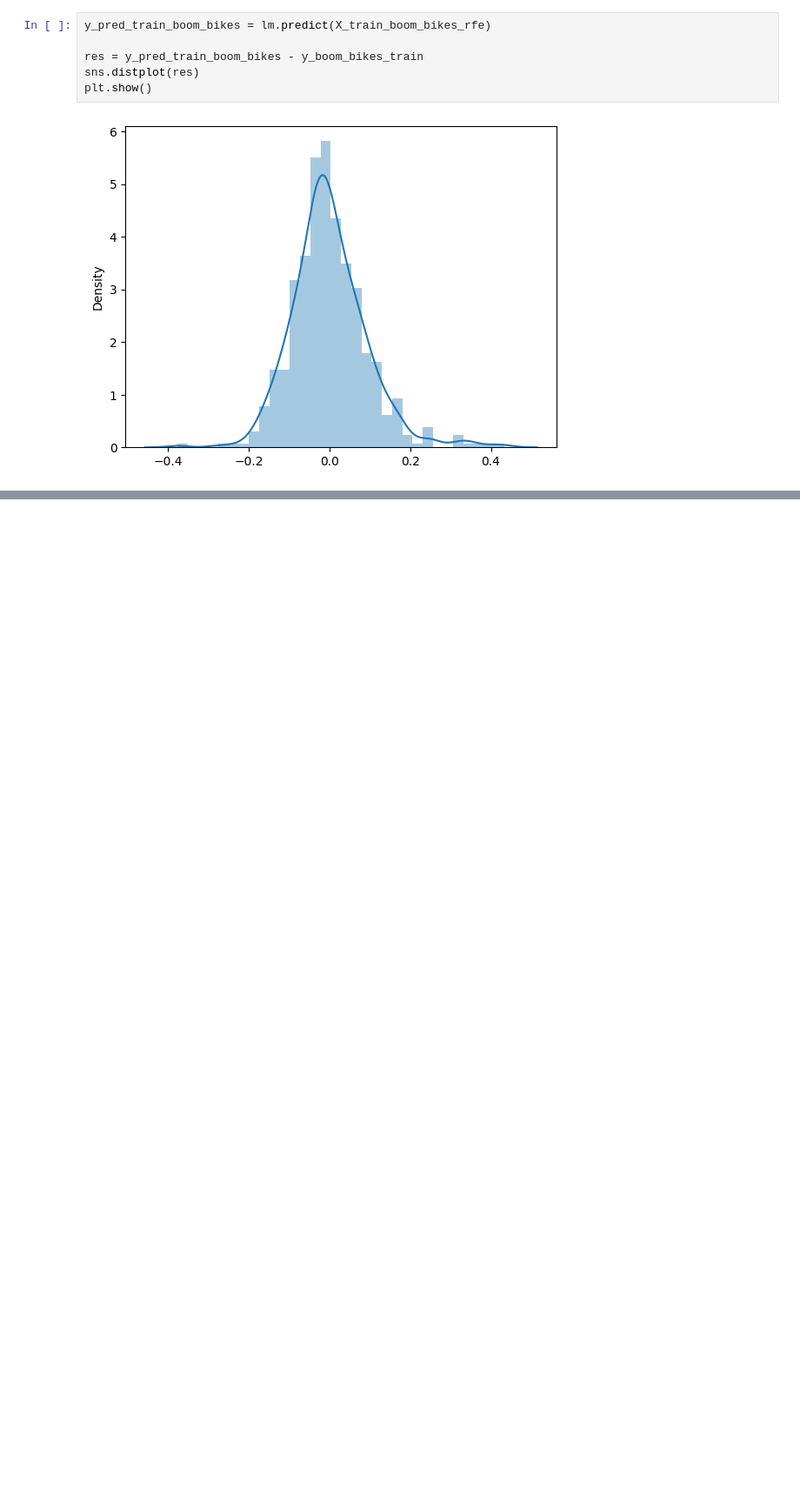
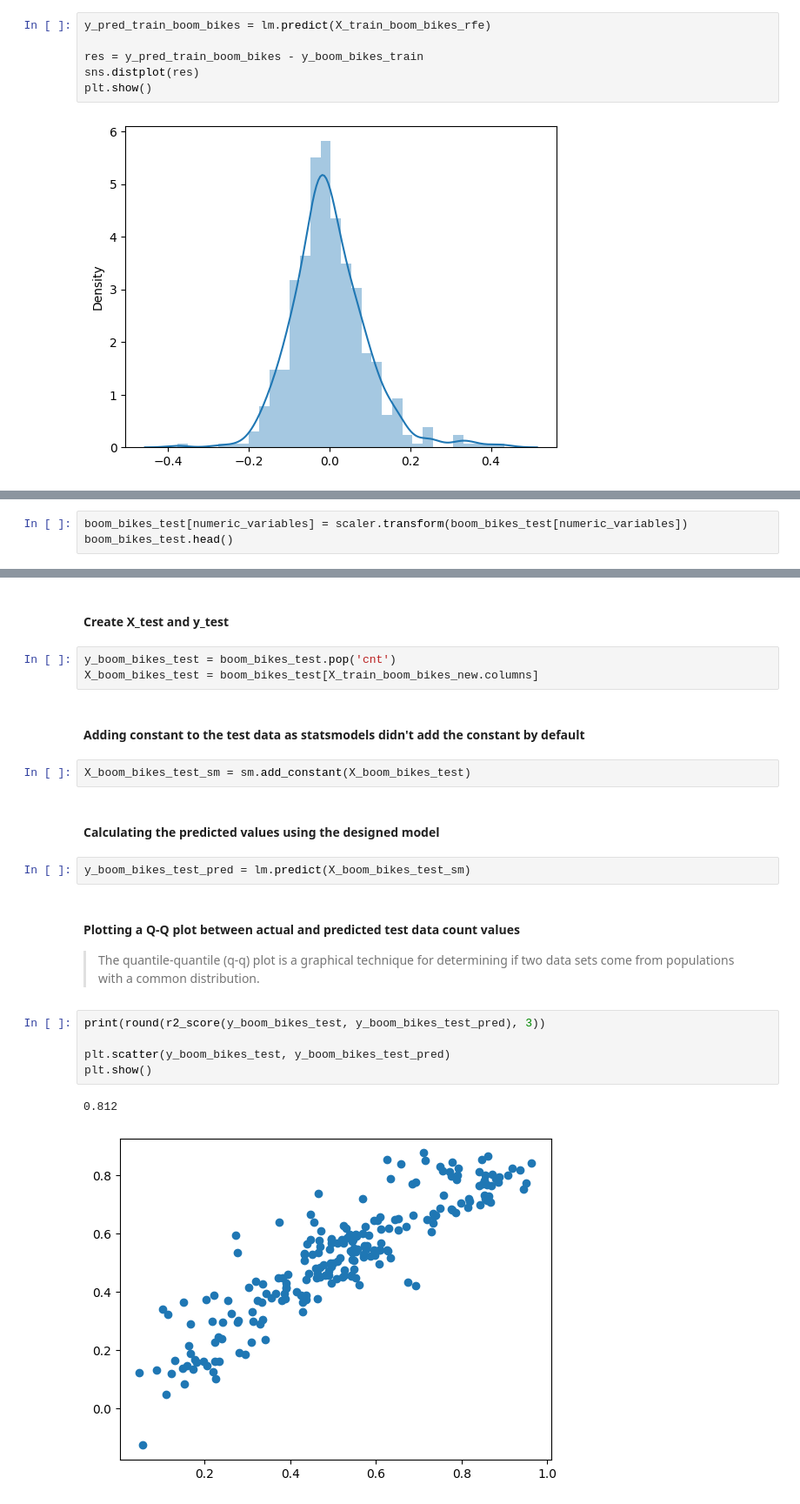
Before and after one commit to jaisharma06/BikeSharingAssignment, a Jupyter notebook: bike_sharing.ipynb, the cells around one changed output, grey strips where cells are left out. Shown at 87% size. Cells and saved outputs as stored; diff of their text form; blank space fills up the shorter version.

```diff
--- a/bike_sharing.ipynb
+++ b/bike_sharing.ipynb
@@ -789,0 +758,3 @@ plt.show()
+# %%
+boom_bikes_test[numeric_variables] = scaler.transform(boom_bikes_test[numeric_variables])
+boom_bikes_test.head()
@@ -789,0 +784,24 @@ plt.show()
+# %% [markdown]
+#### Create X_test and y_test
+# %%
+y_boom_bikes_test = boom_bikes_test.pop('cnt')
+X_boom_bikes_test = boom_bikes_test[X_train_boom_bikes_new.columns]
+# %% [markdown]
+#### Adding constant to the test data as statsmodels didn't add the constant by default
+# %%
+X_boom_bikes_test_sm = sm.add_constant(X_boom_bikes_test)
+# %% [markdown]
+#### Calculating the predicted values using the designed model
+# %%
+y_boom_bikes_test_pred = lm.predict(X_boom_bikes_test_sm)
+# %% [markdown]
+#### Plotting a Q-Q plot between actual and predicted test data count values
+>The quantile-quantile (q-q) plot is a graphical technique for determining if two data sets come from populations with a common distribution.
+# %%
+print(round(r2_score(y_boom_bikes_test, y_boom_bikes_test_pred), 3))
+
+plt.scatter(y_boom_bikes_test, y_boom_bikes_test_pred)
+plt.show()
+# %% [output]
+0.812
+[figure, added]
```
Also changed, not shown: parts of 35 cells of this notebook.
